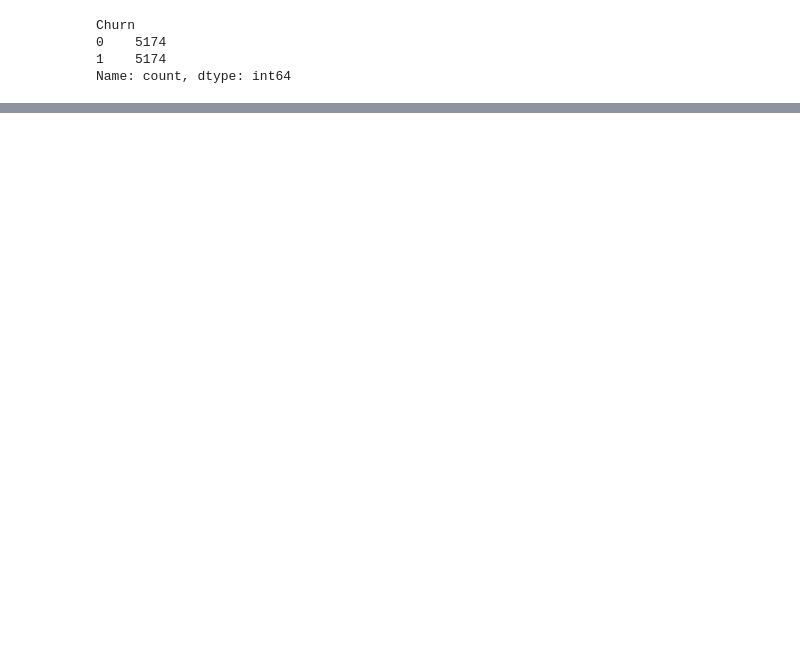
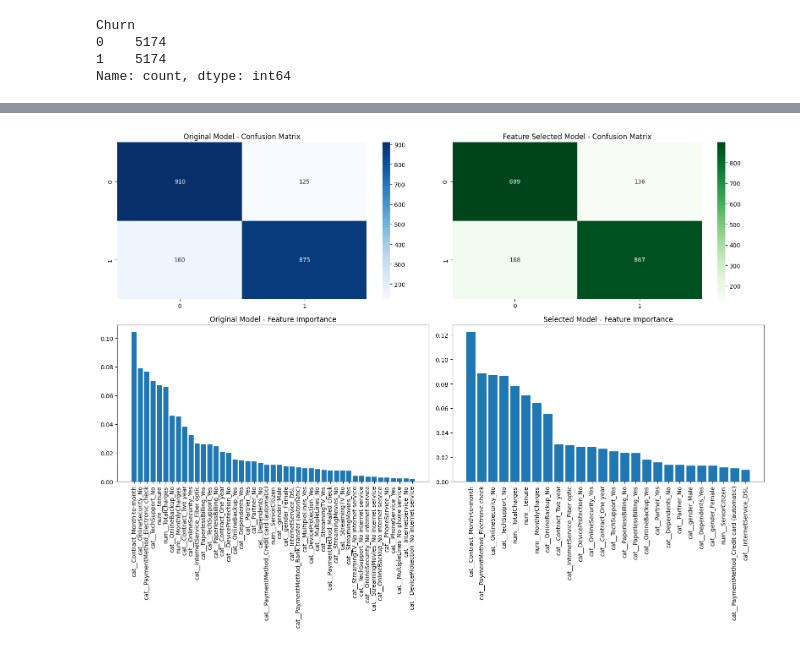
Before and after one commit to nailathaya/Pembelajaran-Mesin-Telco-Customer-Churn, a Jupyter notebook: random-forest-telco.ipynb, the cells around one changed output, grey strips where cells are left out. Drawn from its saved outputs; the diff is of its cells as text; code cells hidden in the pictures; blank space fills up the shorter version.

Commit message:
update model (select feature importance)

```diff
--- a/random-forest-telco.ipynb
+++ b/random-forest-telco.ipynb
@@ -313,12 +275,12 @@ MODEL SINI YEA
 from sklearn.model_selection import train_test_split
 from sklearn.preprocessing import StandardScaler
 
+X_train, X_test, y_train, y_test = train_test_split(
+    X_sampled, y_sampled, test_size=0.2, random_state=42, stratify=y_sampled)
+
 scaler = StandardScaler()
-
 col_scale = ['num__tenure', 'num__MonthlyCharges', 'num__TotalCharges']
 
 for col in col_scale:
-    X_sampled[col] = scaler.fit_transform(X_sampled[[col]])
-
-X_train, X_test, y_train, y_test = train_test_split(
-    X_sampled, y_sampled, test_size=0.2, random_state=42, stratify=y_sampled)
+    X_train[col] = scaler.fit_transform(X_train[[col]])
+    X_test[col] = scaler.transform(X_test[[col]])
@@ -325,4 +289,6 @@ X_train, X_test, y_train, y_test = train_test_split(
 # %%
+import joblib
+import os
 from sklearn.ensemble import RandomForestClassifier
 from sklearn.model_selection import GridSearchCV, StratifiedKFold
 
@@ -346,10 +312,14 @@ grid_search = GridSearchCV(
 )
 
 # Fit model
-grid_search.fit(X_sampled, y_sampled)
+grid_search.fit(X_train, y_train)
 
 # Hasil terbaik
 print("Best Parameters:", grid_search.best_params_)
 print("Best Cross-Validated Accuracy:", grid_search.best_score_)
+
+os.makedirs('models', exist_ok=True)
+best_model = grid_search.best_estimator_
+joblib.dump(best_model, 'models/best_model.pkl')
 # %% [output]
 Fitting 10 folds for each of 108 candidates, totalling 1080 fits
@@ -411,0 +395,74 @@ joblib.dump(rf_model, 'models/random_forest_telco.pkl')
+# %%
+# Retrain model
+print("=== RETRAINING MODEL DENGAN FEATURE SELECTION ===")
+rf_model_selected = RandomForestClassifier(min_samples_leaf=2, min_samples_split=10,
+                       n_estimators=200, random_state=42,bootstrap=True,max_features='sqrt')
+
+rf_model_selected.fit(X_train_selected, y_train)
+
+# Evaluasi model (selected features)
+y_train_pred_selected = rf_model_selected.predict(X_train_selected)
+y_pred_selected = rf_model_selected.predict(X_test_selected)
+
+train_accuracy_selected = accuracy_score(y_train, y_train_pred_selected)
+test_accuracy_selected = accuracy_score(y_test, y_pred_selected)
+
+print(f"Train Accuracy: {train_accuracy_selected:.4f}")
+print(f"Test Accuracy:  {test_accuracy_selected:.4f}")
+
+# Cross Validation untuk model baru
+if 'X_sampled' in locals() and 'y_sampled' in locals():
+    X_sampled_selected = X_sampled[important_features]
+    cv_scores_selected = cross_val_score(rf_model_selected, X_sampled_selected, y_sampled, cv=10, scoring='accuracy')
+    print(f"Cross Validation Accuracy: {cv_scores_selected.mean():.4f} ± {cv_scores_selected.std():.4f}")
+
+print("\nClassification Report (Selected Features):")
+print(classification_report(y_test, y_pred_selected))
+
+# Plot 2 x 2
+fig, axes = plt.subplots(2, 2, figsize=(16, 12))
+
+# Confusion Matrix - Original Model
+sns.heatmap(confusion_matrix(y_test, y_pred), annot=True, fmt='d', cmap='Blues', ax=axes[0,0])
+axes[0,0].set_title('Original Model - Confusion Matrix')
+
+# Confusion Matrix - Selected Features Model
+sns.heatmap(confusion_matrix(y_test, y_pred_selected), annot=True, fmt='d', cmap='Greens', ax=axes[0,1])
+axes[0,1].set_title('Feature Selected Model - Confusion Matrix')
+
+importances_rf = rf_model.feature_importances_
+
+# Feature Importance - Original Model
+sorted_idx = np.argsort(importances_rf)[::-1]
+sorted_importances = importances_rf[sorted_idx]
+sorted_features = X_train.columns[sorted_idx]
+
+axes[1, 0].bar(range(len(sorted_idx)), sorted_importances, tick_label=sorted_features)
+axes[1, 0].set_xticks(range(len(sorted_idx)))
+axes[1, 0].set_xticklabels(sorted_features, rotation=90)
+axes[1, 0].set_title('Original Model - Feature Importance')
+
+# Feature Importance - Selected Features Model
+importances_selected = rf_model_selected.feature_importances_
+sorted_idx_selected = np.argsort(importances_selected)[::-1]
+sorted_features_selected = [important_features[i] for i in sorted_idx_selected]
+
+axes[1, 1].bar(range(len(importances_selected)), importances_selected[sorted_idx_selected],
+               tick_label=sorted_features_selected)
+axes[1, 1].set_xticks(range(len(importances_selected)))
+axes[1, 1].set_xticklabels(sorted_features_selected, rotation=90)
+axes[1, 1].set_title('Selected Model - Feature Importance')
+
+plt.tight_layout()
+plt.show()
+
+# Summary Model
+print(f"\n=== SUMMARY ===")
+print(f"Original Model Accuracy: {accuracy_score(y_test, y_pred):.4f}")
+print(f"Selected Model Accuracy: {accuracy_score(y_test, y_pred_selected):.4f}")
+print(f"Feature reduction: {X_train.shape[1]} -> {X_train_selected.shape[1]} ({((X_train.shape[1] - X_train_selected.shape[1]) / X_train.shape[1] * 100):.1f}% reduction)")
+
+# Save model baru (jika performa lebih bagus)
+if test_accuracy_selected >= accuracy_score(y_test, y_pred) * 0.95:
+    joblib.dump(rf_model_selected, 'models/best_model_selected_features.pkl')
+# %% [output]
@@ -411,0 +483 @@ joblib.dump(rf_model, 'models/random_forest_telco.pkl')
+[figure, added]
```
Also changed, not shown: parts of 33 cells of this notebook, 3 other files.
